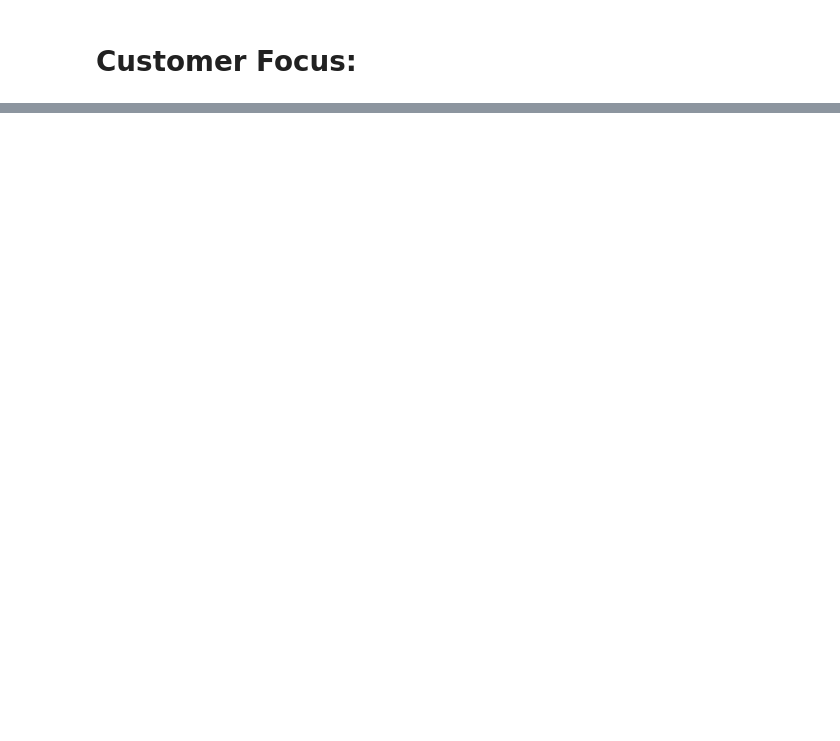
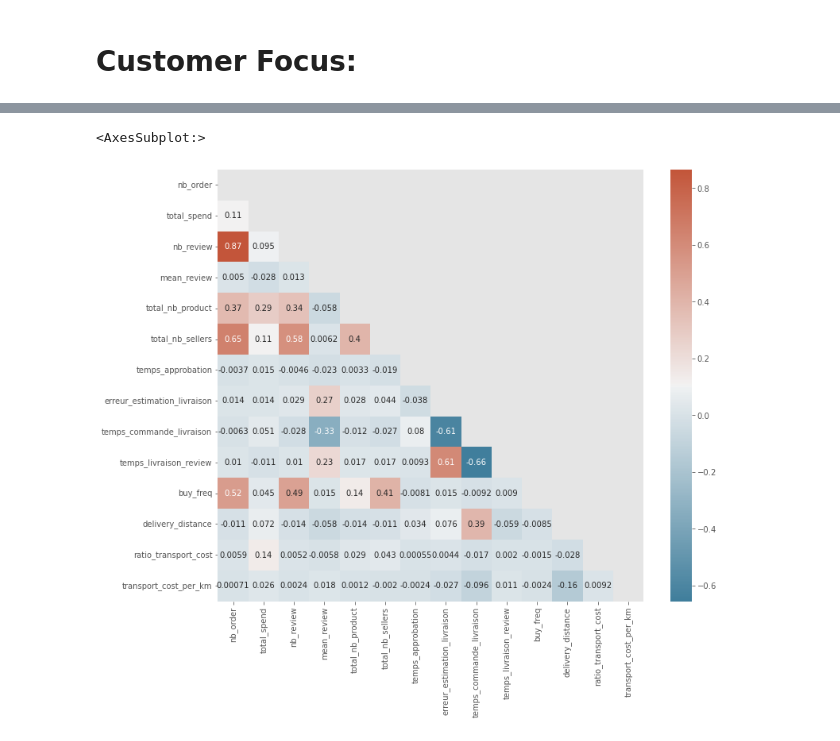
Before and after one commit to MaximeAlt/Brazilia, a Jupyter notebook: exploration.ipynb, the cells around one changed output, grey strips where cells are left out. Cells and saved outputs as stored; diff of their text form; code cells hidden in the pictures; blank space fills up the shorter version.

```diff
--- a/exploration.ipynb
+++ b/exploration.ipynb
@@ -446,3 +545,10 @@ df['treview'] =  diff_in_hours(df['review_creation_date'], df['order_delivered_c
 # %%
 #Du ratio du prix lié au transport
 df['ratio_transport_cost'] = df["price"] / df["freight_value"]
+# %%
+for label, row in df.iterrows() :
+    if pd.notna(row['seller_lat']) & pd.notna(row['seller_lng']) & pd.notna(row['customer_lat']) & pd.notna(row['customer_lng']):
+        customer_location = [row['seller_lat'], row['seller_lng']]
+        seller_location = [row['customer_lat'], row['customer_lng']]
+        df.loc [label, "delivery_distance"] = geopy.distance.geodesic(customer_location, seller_location).km
+df["transport_cost_per_km"] = df["freight_value"] / df["delivery_distance"]
@@ -522,0 +612,27 @@ print(cluster_analysis)
+# %%
+rd_test1 = df.copy().groupby(['customer_unique_id'], as_index=True).aggregate({
+                'order_id':'nunique',
+                'price' : 'sum',
+                'review_id':'nunique',
+                'review_score':'mean',
+                'product_id' : 'count',
+                'seller_id' : 'nunique',
+                'tapproved' : 'mean',
+                'testimate' : 'mean',
+                'totaltime' : 'mean',
+                'treview' : 'mean',
+                'buy_freq' : 'mean',
+                'delivery_distance' : 'mean',
+                'ratio_transport_cost' : 'mean',
+                'transport_cost_per_km' : 'mean'
+                }).rename(columns={"customer_unique_id": "customer_unique_id",
+                            "order_id": "nb_order",
+                            "price": "total_spend",
+                            "review_id" : "nb_review",
+                            "review_score": "mean_review",
+                            "product_id": "total_nb_product",
+                            "seller_id": "total_nb_sellers",
+                            "tapproved": "temps_approbation",
+                            "testimate": "erreur_estimation_livraison",
+                            "totaltime": "temps_commande_livraison",
+                            "treview": "temps_livraison_review"})
@@ -522,0 +660,13 @@ print(cluster_analysis)
+# %%
+corr = rd_test1.corr()
+# Set up the matplotlib plot configuration
+f, ax = plt.subplots(figsize=(12, 10))
+# Generate a mask for upper traingle
+mask = np.triu(np.ones_like(corr, dtype=bool))
+# Configure a custom diverging colormap
+cmap = sns.diverging_palette(230, 20, as_cmap=True)
+# Draw the heatmap
+sns.heatmap(corr, annot=True, mask = mask, cmap=cmap)
+# %% [output]
+<AxesSubplot:>
+[figure, added]
```
Also changed, not shown: parts of 46 cells of this notebook, 4 other files.
